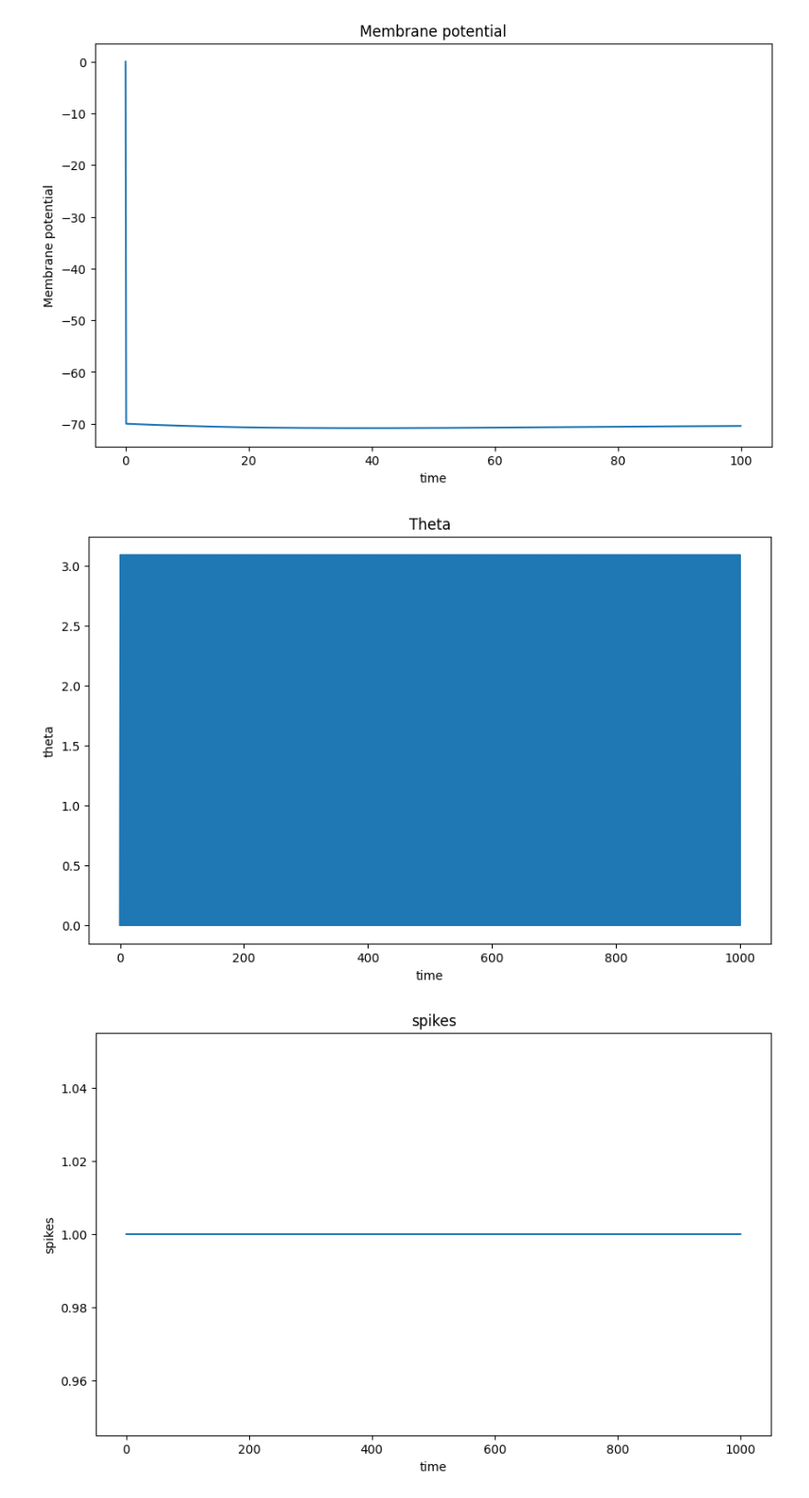
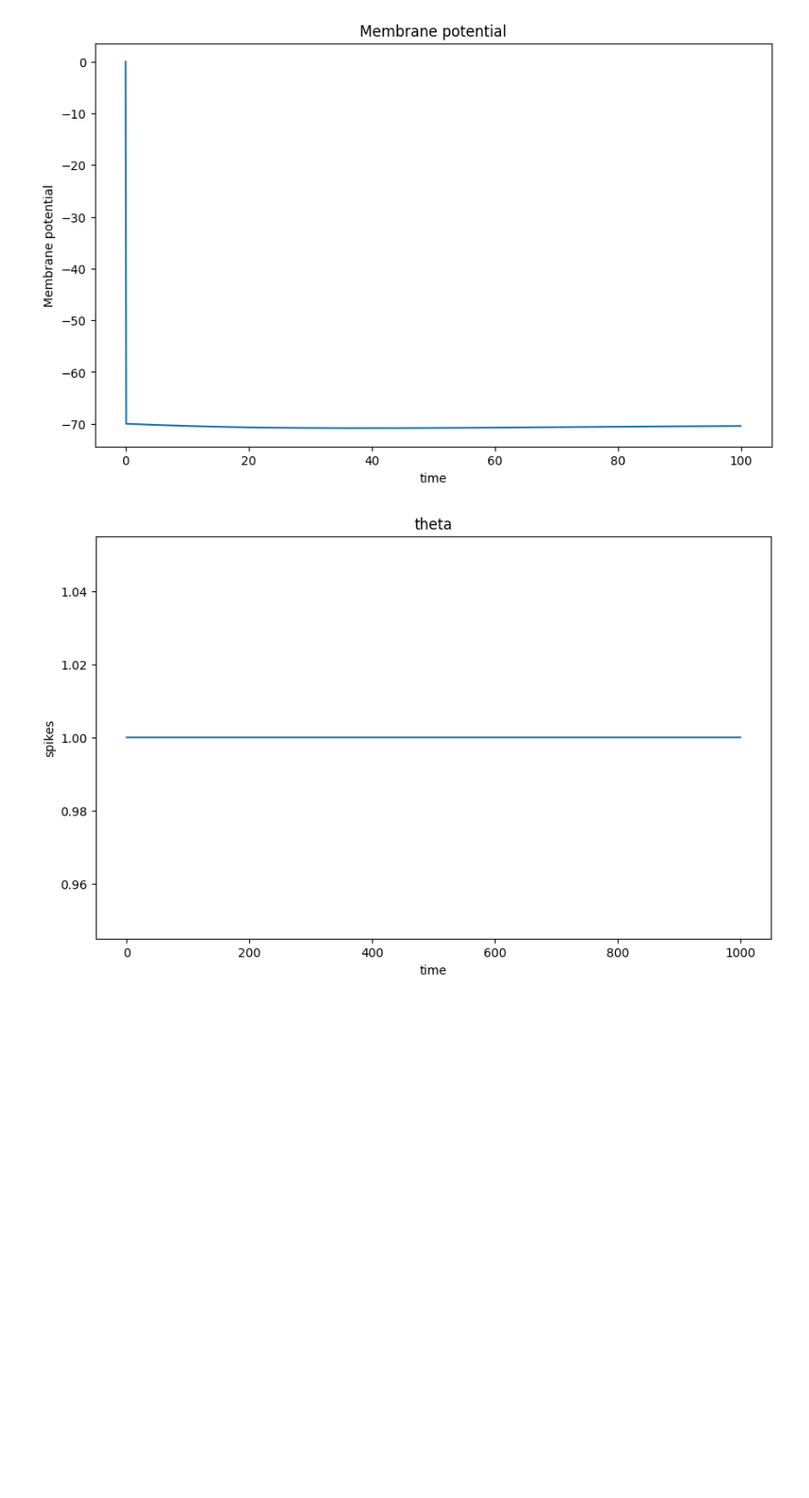
Before and after one commit to Da4kek/CNM, a Jupyter notebook: Example_usage.ipynb, the cells around one changed output. Shown at 92% size. Saved outputs shown, nothing was run; the diff lists cells and outputs as text; code cells hidden in the pictures; blank space fills up the shorter version.

```diff
--- a/Example_usage.ipynb
+++ b/Example_usage.ipynb
@@ -171,11 +171,9 @@ from src.models.Interpretive import IFM
 from src.utils.plot import plot_spike
 import numpy as np
 # %%
-model = IFM.ThetaNeuron()
+model = IFM.ThetaNeuron(a=0.01,b=0.4,I=3.5,omega=2.3)
 time,theta,spikes = model.simulate(1000.,0.1)
 
-plot_spike(time,theta,title="Theta",xlabel="time",ylabel="theta")
-plot_spike(spikes,np.ones_like(spikes),title="spikes",xlabel="time",ylabel="spikes")
+plot_spike(spikes,np.ones_like(spikes),title="theta",xlabel="time",ylabel="spikes")
 # %% [output]
-[figure, old version]
+[figure, new version]
-[figure, removed]
```
